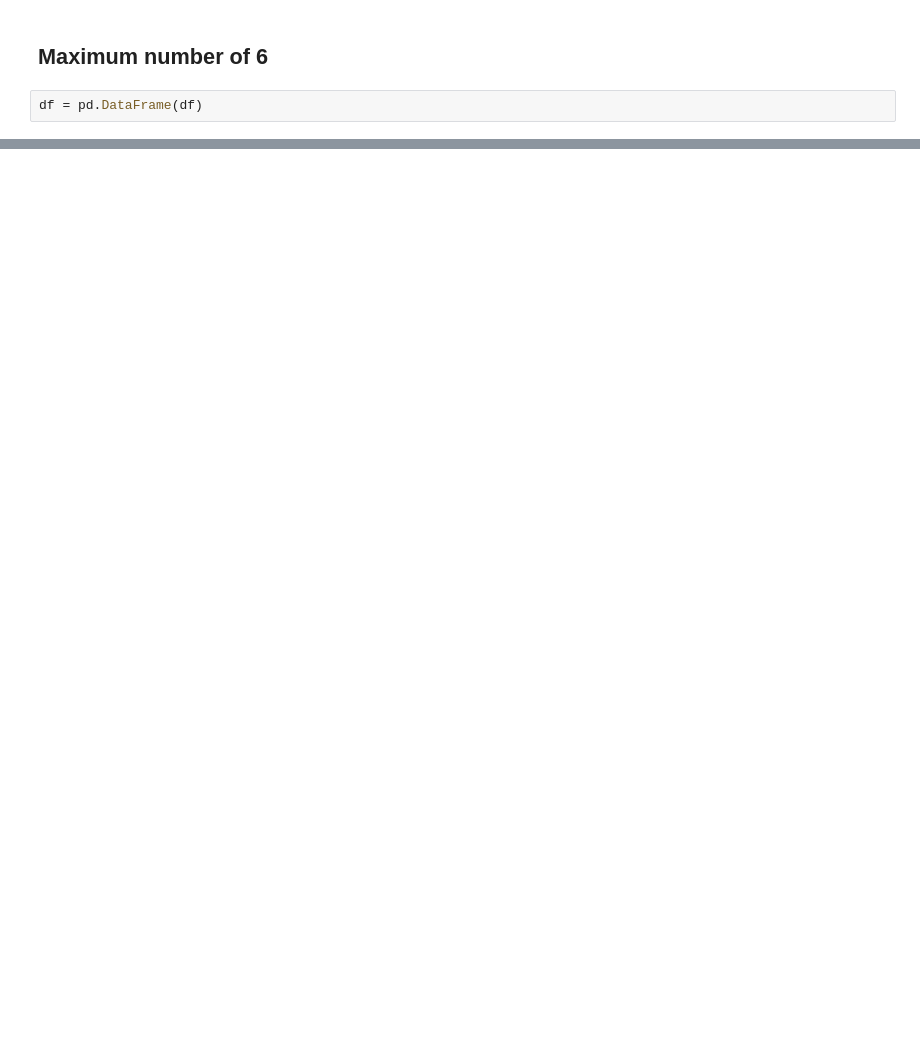
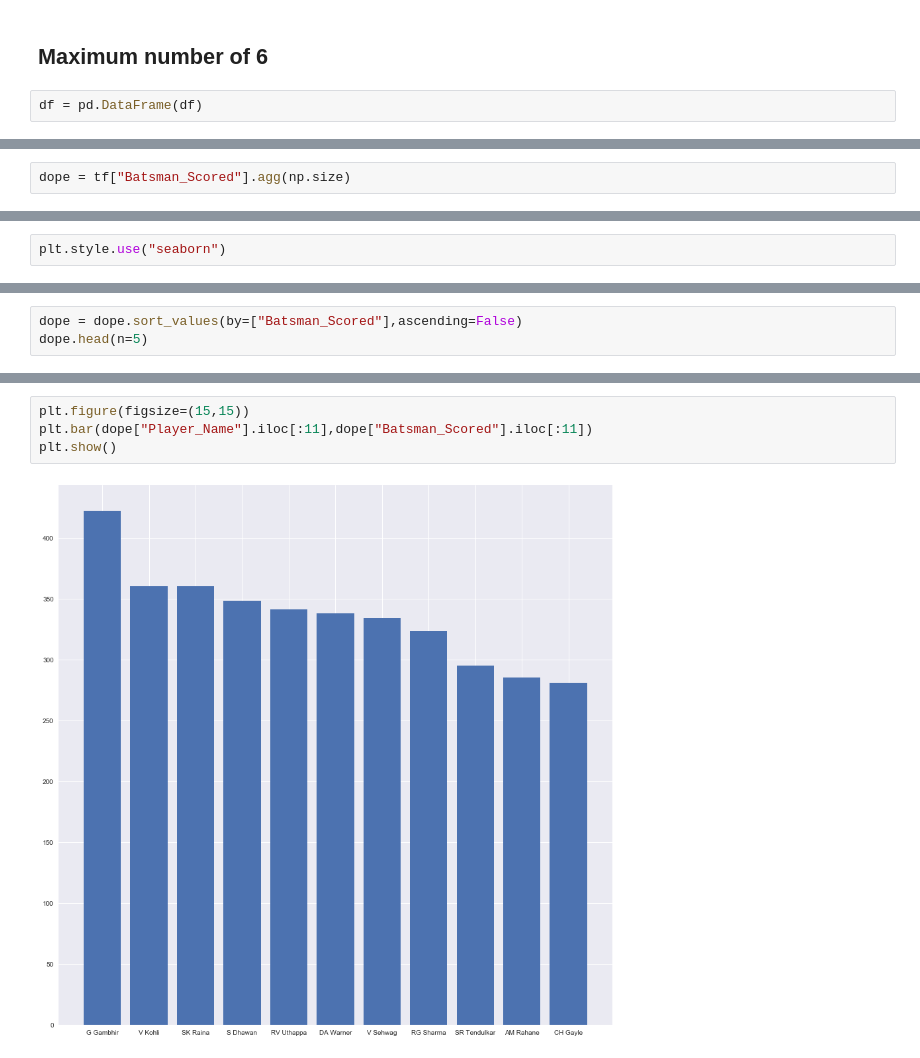
Before and after one commit to dineshpabbi10/DS-Itronix, a Jupyter notebook: Day 24/IPL with pandas case study.ipynb, the cells around one changed output, grey strips where cells are left out. Drawn from its saved outputs; the diff is of its cells as text; blank space fills up the shorter version.

Commit message:
Add files via upload
Added Visualization for Practice

```diff
--- a/Day 24/IPL with pandas case study.ipynb
+++ b/Day 24/IPL with pandas case study.ipynb
@@ -383,0 +392,2 @@ Striker_Id Player_Name
+# %%
+dope = tf["Batsman_Scored"].agg(np.size)
@@ -383,0 +409,2 @@ Striker_Id Player_Name
+# %%
+plt.style.use("seaborn")
@@ -383,0 +413,3 @@ Striker_Id Player_Name
+# %%
+dope = dope.sort_values(by=["Batsman_Scored"],ascending=False)
+dope.head(n=5)
@@ -383,0 +423,6 @@ Striker_Id Player_Name
+# %%
+plt.figure(figsize=(15,15))
+plt.bar(dope["Player_Name"].iloc[:11],dope["Batsman_Scored"].iloc[:11])
+plt.show()
+# %% [output]
+[figure, added]
```
Also changed, not shown: parts of 22 cells of this notebook.
